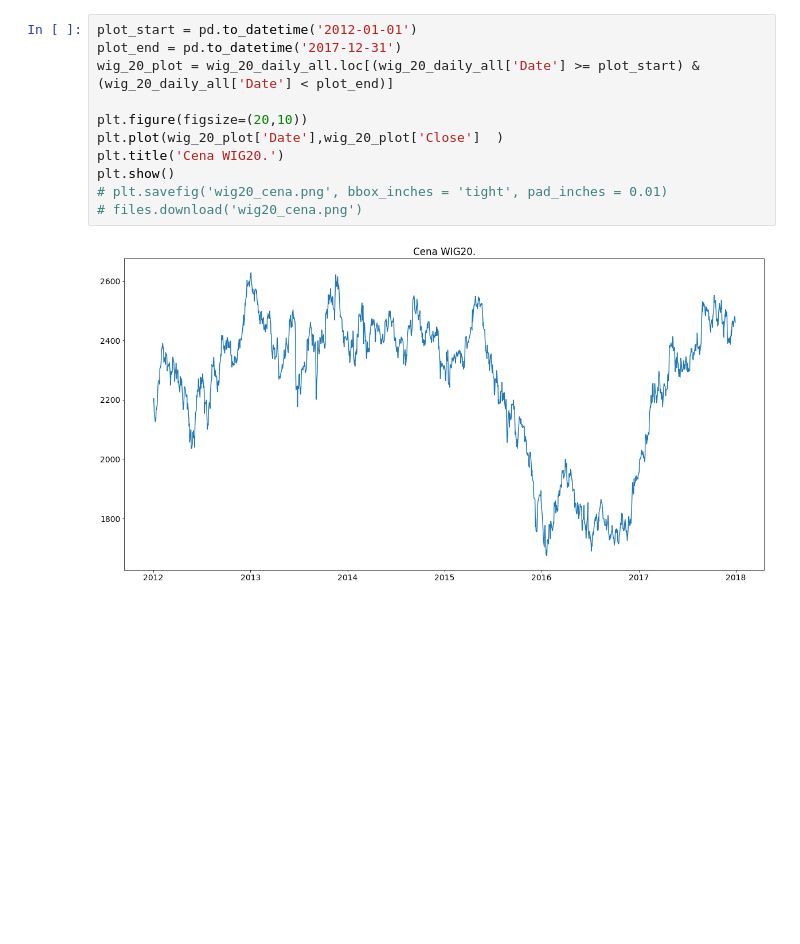
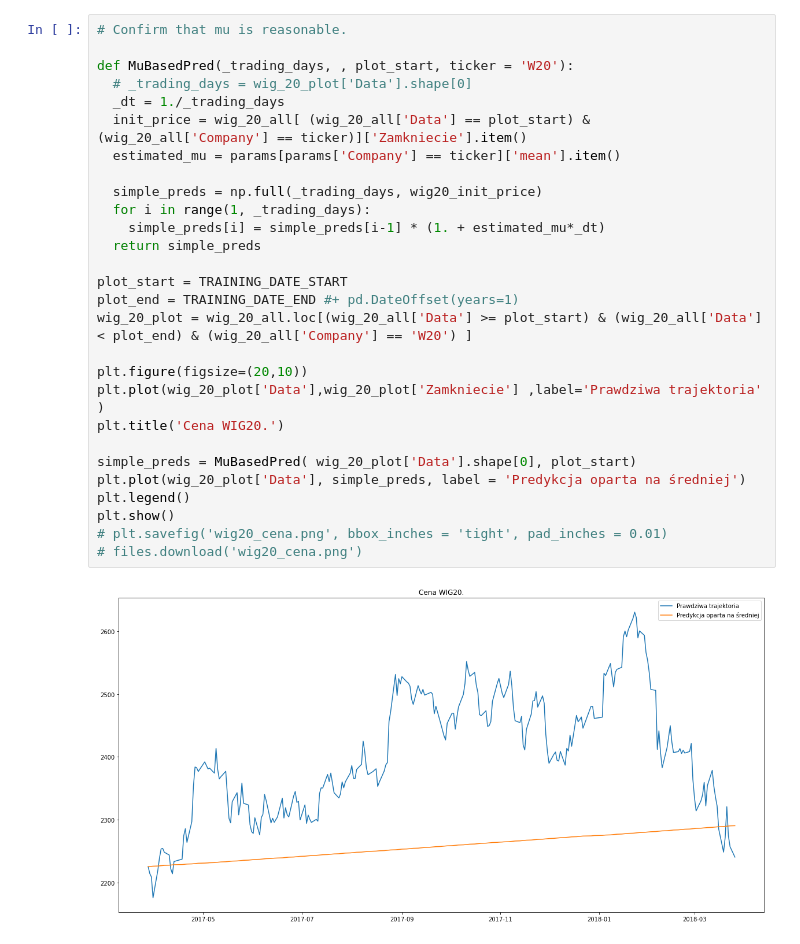
Before and after one commit to wfica/stochastic-fin-maths, a Jupyter notebook: project_1/SMF_project_1.ipynb, the cells around one changed output. Cells and saved outputs as stored; diff of their text form; blank space fills up the shorter version.

```diff
--- a/project_1/SMF_project_1.ipynb
+++ b/project_1/SMF_project_1.ipynb
@@ -113,13 +146,30 @@ params
-# %%
-plot_start = pd.to_datetime('2012-01-01')
-plot_end = pd.to_datetime('2017-12-31')
-wig_20_plot = wig_20_daily_all.loc[(wig_20_daily_all['Date'] >= plot_start) & (wig_20_daily_all['Date'] < plot_end)]
-
-plt.figure(figsize=(20,10))
-plt.plot(wig_20_plot['Date'],wig_20_plot['Close']  )
-plt.title('Cena WIG20.')
-plt.show()
-# plt.savefig('wig20_cena.png', bbox_inches = 'tight', pad_inches = 0.01)
-# files.download('wig20_cena.png')
-# %% [output]
-[figure, removed]
+# %%
+# Confirm that mu is reasonable.
+
+def MuBasedPred(_trading_days, , plot_start, ticker = 'W20'):
+  # _trading_days = wig_20_plot['Data'].shape[0]
+  _dt = 1./_trading_days
+  init_price = wig_20_all[ (wig_20_all['Data'] == plot_start) & (wig_20_all['Company'] == ticker)]['Zamkniecie'].item()
+  estimated_mu = params[params['Company'] == ticker]['mean'].item()
+
+  simple_preds = np.full(_trading_days, wig20_init_price)
+  for i in range(1, _trading_days):
+    simple_preds[i] = simple_preds[i-1] * (1. + estimated_mu*_dt)
+  return simple_preds
+
+plot_start = TRAINING_DATE_START
+plot_end = TRAINING_DATE_END #+ pd.DateOffset(years=1)
+wig_20_plot = wig_20_all.loc[(wig_20_all['Data'] >= plot_start) & (wig_20_all['Data'] < plot_end) & (wig_20_all['Company'] == 'W20') ]
+
+plt.figure(figsize=(20,10))
+plt.plot(wig_20_plot['Data'],wig_20_plot['Zamkniecie'] ,label='Prawdziwa trajektoria' )
+plt.title('Cena WIG20.')
+
+simple_preds = MuBasedPred( wig_20_plot['Data'].shape[0], plot_start)
+plt.plot(wig_20_plot['Data'], simple_preds, label = 'Predykcja oparta na średniej')
+plt.legend()
+plt.show()
+# plt.savefig('wig20_cena.png', bbox_inches = 'tight', pad_inches = 0.01)
+# files.download('wig20_cena.png')
+# %% [output]
+[figure, added]
```
Also changed, not shown: parts of 19 cells of this notebook.
